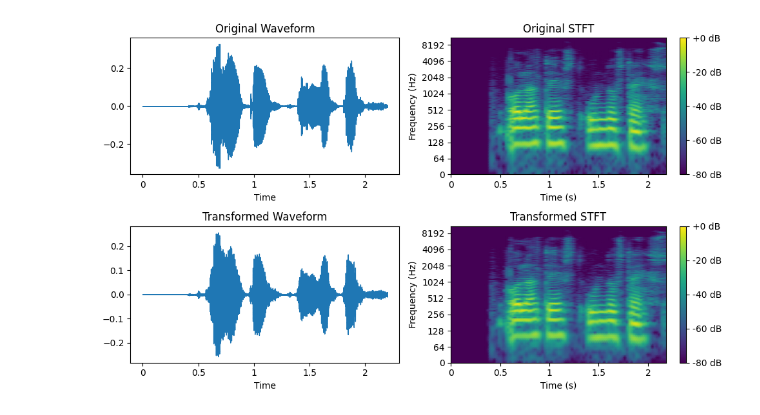
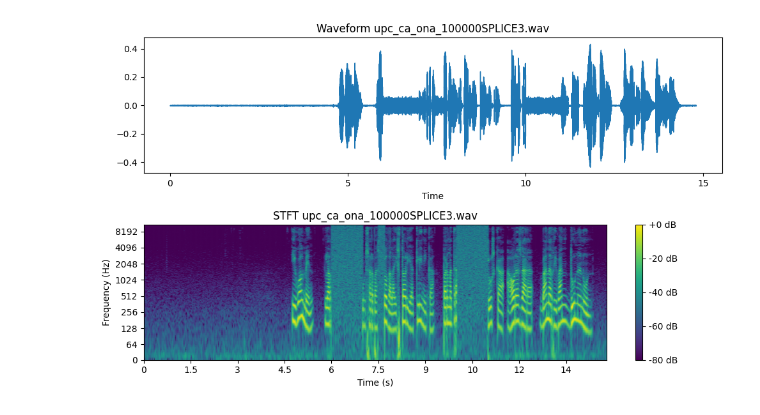
Before and after one commit to LucasTakanori/DA_programV2, a Jupyter notebook: TFG/test.ipynb, the cells around one changed output. Drawn from its saved outputs; the diff is of its cells as text; code cells hidden in the pictures.

```diff
--- a/TFG/test.ipynb
+++ b/TFG/test.ipynb
@@ -504,46 +500,41 @@ plot_waveform_and_stft("vtlp_test.wav","vtlpout.wav")
 # %%
 import librosa
 import librosa.display
 import matplotlib.pyplot as plt
 
 def plot_waveform_and_stft_librosa(original_file, transformed_file):
     # Load the original audio file
     y1, sr1 = librosa.load(original_file)
     # Plot the waveform of the original audio file
     plt.figure(figsize=(10, 6))
-    plt.subplot(2, 2, 1)
-    plt.title('Original Waveform')
-    librosa.display.waveshow(y1, sr=sr1)
-
-    # Compute and plot the STFT of the original audio file
-    D1 = librosa.stft(y1)
-    plt.subplot(2, 2, 2)
-    plt.title('Original STFT')
-    librosa.display.specshow(librosa.amplitude_to_db(np.abs(D1), ref=np.max), y_axis='log', x_axis='time', cmap='viridis', shading='gouraud')
-    plt.colorbar(format='%+2.0f dB')
-    plt.xlabel('Time (s)')
-    plt.ylabel('Frequency (Hz)')
 
     # Load the transformed audio file
-    y2, sr2 = librosa.load(transformed_file)
+    y2, sr2 = librosa.load(original_file)
     # Plot the waveform of the transformed audio file
-    plt.subplot(2, 2, 3)
-    plt.title('Transformed Waveform')
+    plt.subplot(2, 1, 1)
+    plt.title('Waveform upc_ca_ona_100000SPLICE3.wav')
     librosa.display.waveshow(y2, sr=sr2)
 
     # Compute and plot the STFT of the transformed audio file
     D2 = librosa.stft(y2)
-    plt.subplot(2, 2, 4)
-    plt.title('Transformed STFT')
+    plt.subplot(2, 1, 2)
+    plt.title('STFT upc_ca_ona_100000SPLICE3.wav')
     librosa.display.specshow(librosa.amplitude_to_db(np.abs(D2), ref=np.max), y_axis='log', x_axis='time', cmap='viridis', shading='gouraud')
     plt.colorbar(format='%+2.0f dB')
     plt.xlabel('Time (s)')
     plt.ylabel('Frequency (Hz)')
 
     # Show the plots
     plt.tight_layout()
     plt.show()
 
-plot_waveform_and_stft_librosa("../test.mp3","tout.wav")
+plot_waveform_and_stft_librosa("../resources/upc_ca_ona_100000SPLICE3.wav","tout.wav")
+
+
+#plot_waveform_and_stft_librosa("../resources/upc_ca_ona_100000SPLICE.wav","../resources/upc_ca_ona_100000SPLICE.wav")
+#plot_waveform_and_stft_librosa("../resources/upc_ca_ona_100000SPLICE.wav","../resources/upc_ca_ona_100000mp3.wav")
+#plot_waveform_and_stft_librosa("../resources/upc_ca_ona_100000SPLICE.wav","../resources/upc_ca_ona_100000vtlp.wav")
+#plot_waveform_and_stft_librosa("../resources/upc_ca_ona_100000SPLICE.wav","../resources/upc_ca_ona_100000EQ.wav")
+#plot_waveform_and_stft_librosa("../resources/upc_ca_ona_100000SPLICE.wav","../resources/upc_ca_ona_100000Clipping.wav")
 # %% [output]
-[figure, old version]
+[figure, new version]
```
Also changed, not shown: parts of 7 cells of this notebook, 19 other files.
